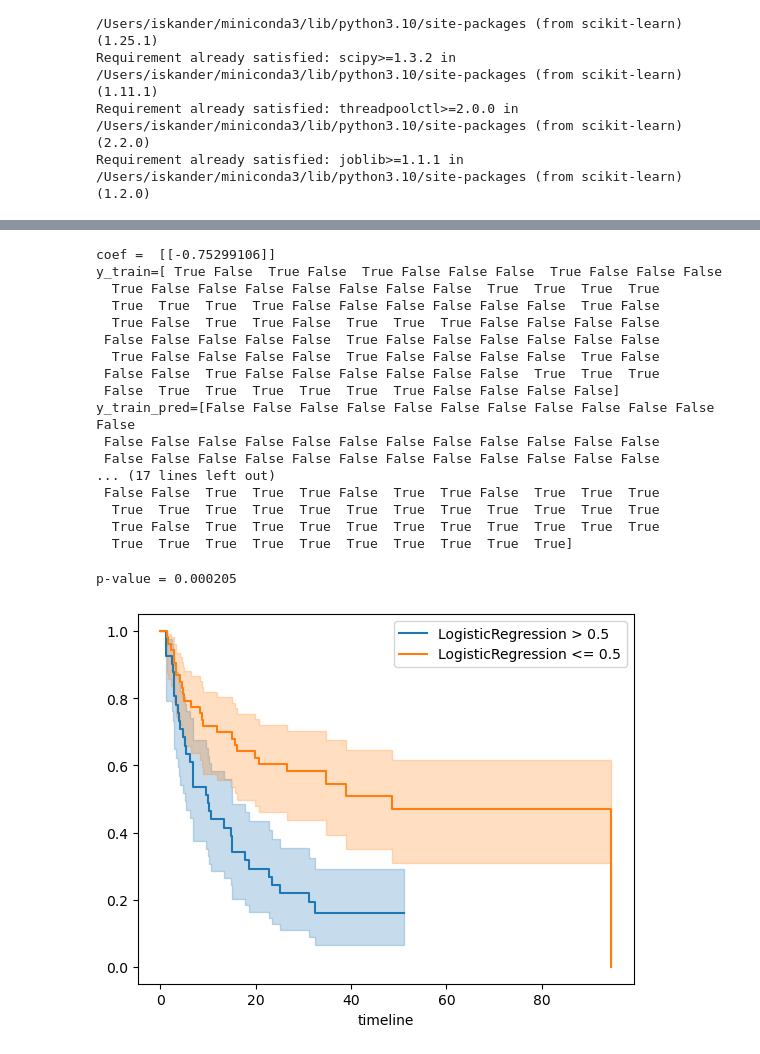
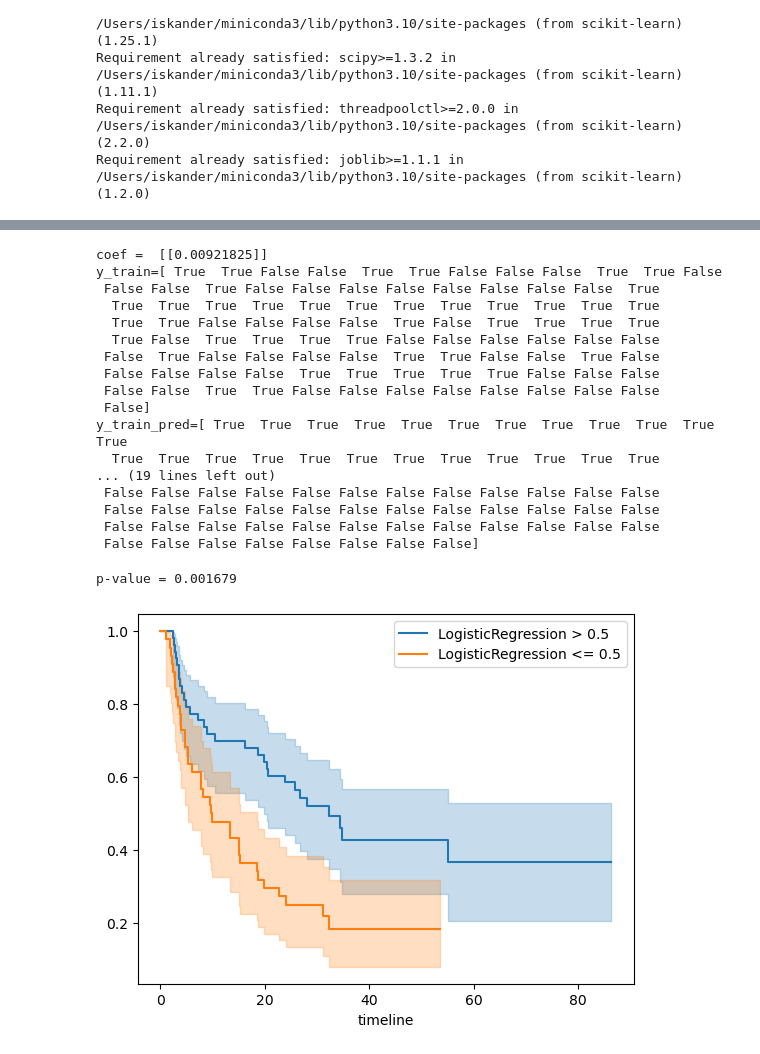
Before and after one commit to iskandr/bcb731, a Jupyter notebook: Merciless p-hacking.ipynb, the cells around one changed output, grey strips where cells are left out. Drawn from its saved outputs; the diff is of its cells as text; code cells hidden in the pictures.

Commit message:
use 2yr survival for logistic regression

```diff
--- a/Merciless p-hacking.ipynb
+++ b/Merciless p-hacking.ipynb
@@ -541,23 +538,33 @@ X = best_df_survival.FilteredNeoAgCount.values[:, None]
 
 # split the data into a training and testing dataset
 
-train_mask = np.random.randn(known_at_2yr.sum()) > 0
+# let's use 2yr survival as a trade-off between strong signal without losing most of the patients
+known_mask = known_at_2yr
+survival_mask = survived_2yr[known_mask]
+
+train_mask = np.random.randn(known_mask.sum()) < 0
 test_mask = ~train_mask
 # %%
 # also filter out rows where we don't know the status at 2yr
-X_known = X[known_at_2yr]
 
-X_train = (X_known[train_mask] - 4) / 100
-X_test =  (X_known[test_mask] - 4) / 100
+X_known = X[known_mask]
+X_known_train = X_known[train_mask]
+X_known_test = X_known[test_mask]
+
+# using the median value from above for feature normalization and rescaling by dividing by 100
+
+X_train =  (X_known_train - 4)
+X_test =  (X_known_test - 4)
 print("X_train = %s" % (X_train,))
 print("X_test = %s" % (X_test,))
 
-survived_2yr_known = survived_2yr[known_at_2yr]
 
-y_train = survived_2yr_known[train_mask].values
-y_test = survived_2yr_known[test_mask].values
+y_train = survival_mask[train_mask].values
 
-print("%d training samples (%0.2f%% 2yr survival), %d test samples (%0.2f%% 2yr survival)" % (
+print("y_train = %s" % (y_train,))
+y_test = survival_mask[test_mask].values
+print("y_test = %s" % (y_test,))
+print("%d training samples (%0.2f%% survival), %d test samples (%0.2f%% survival)" % (
     len(X_train),
     y_train.mean() * 100,
     len(X_test),
@@ -586,7 +593,7 @@ X_train = [[ 0.03]
 import sklearn.linear_model
 
 lr = sklearn.linear_model.LogisticRegression(penalty=None, fit_intercept=False)
-lr.fit(X_train, y_train)
+lr.fit(X_test, y_test)
 print("coef = ", lr.coef_)
 y_train_pred = lr.predict(X_train)
 y_test_pred = lr.predict(X_test)
@@ -596,57 +603,57 @@ print("y_train_pred=%s" % (y_train_pred,))
 print("y_test=%s" % (y_test,))
 print("y_test_pred=%s" % (y_test_pred,))
 # %% [output]
-coef =  [[-0.75299106]]
-y_train=[ True False  True False  True False False False  True False False False
-  True False False False False False False False  True  True  True  True
-  True  True  True  True False False False False False False  True False
-  True False  True  True False  True  True  True False False False False
- False False False False False  True False False False False False False
-  True False False False False  True False False False False  True False
- False False  True False False False False False False  True  True  True
- False  True  True  True  True  True  True False False False False]
-y_train_pred=[False False False False False False False False False False False False
+coef =  [[0.00921825]]
+y_train=[ True  True False False  True  True False False False  True  True False
+ False False  True False False False False False False False False  True
+  True  True  True  True  True  True  True  True  True  True  True  True
+  True  True False False False False  True False  True  True  True  True
+  True False  True  True  True  True False False False False False False
+ False  True False False False False  True  True False False  True False
+ False False False False  True  True  True  True  True False False False
+ False False  True  True False False False False False False False False
+ False]
+y_train_pred=[ True  True  True  True  True  True  True  True  True  True  True  True
+  True  True  True  True  True  True  True  True  True  True  True  True
+... (19 lines left out)
  False False False False False False False False False False False False
  False False False False False False False False False False False False
-... (17 lines left out)
- False False  True  True  True False  True  True False  True  True  True
-  True  True  True  True  True  True  True  True  True  True  True  True
-  True False  True  True  True  True  True  True  True  True  True  True
-  True  True  True  True  True  True  True  True  True  True]
+ False False False False False False False False False False False False
+ False False False False False False False False]
 # %%
 ax = plt.subplot(111)
 kmf = KaplanMeierFitter()
 
 
-best_df_known = best_df_survival[known_at_2yr]
+best_df_known = best_df_survival[known_mask]
 
-df_yes = best_df_known[test_mask][y_test_pred]
-df_no = best_df_known[test_mask][~y_test_pred]
+df_yes = best_df_known[train_mask][y_train_pred]
+df_no = best_df_known[train_mask][~y_train_pred]
 
 kmf.fit(
     df_yes.Months,
     event_observed=df_yes.Status,
     label="LogisticRegression > 0.5")
 
 kmf.plot_survival_function(ax=ax)
 
 kmf.fit(
     df_no.Months,
     event_observed=df_no.Status,
     label="LogisticRegression <= 0.5")
 
 kmf.plot_survival_function(ax=ax)
 
 
 
 results = logrank_test(
     df_yes.Months,
     df_no.Months,
     event_observed_A=df_yes.Status,
     event_observed_B=df_no.Status)
 
 
 print("p-value = %f" % (results.p_value,))
 # %% [output]
-p-value = 0.000205
+p-value = 0.001679
-[figure, old version]
+[figure, new version]
```
Also changed, not shown: parts of 2 cells of this notebook.
